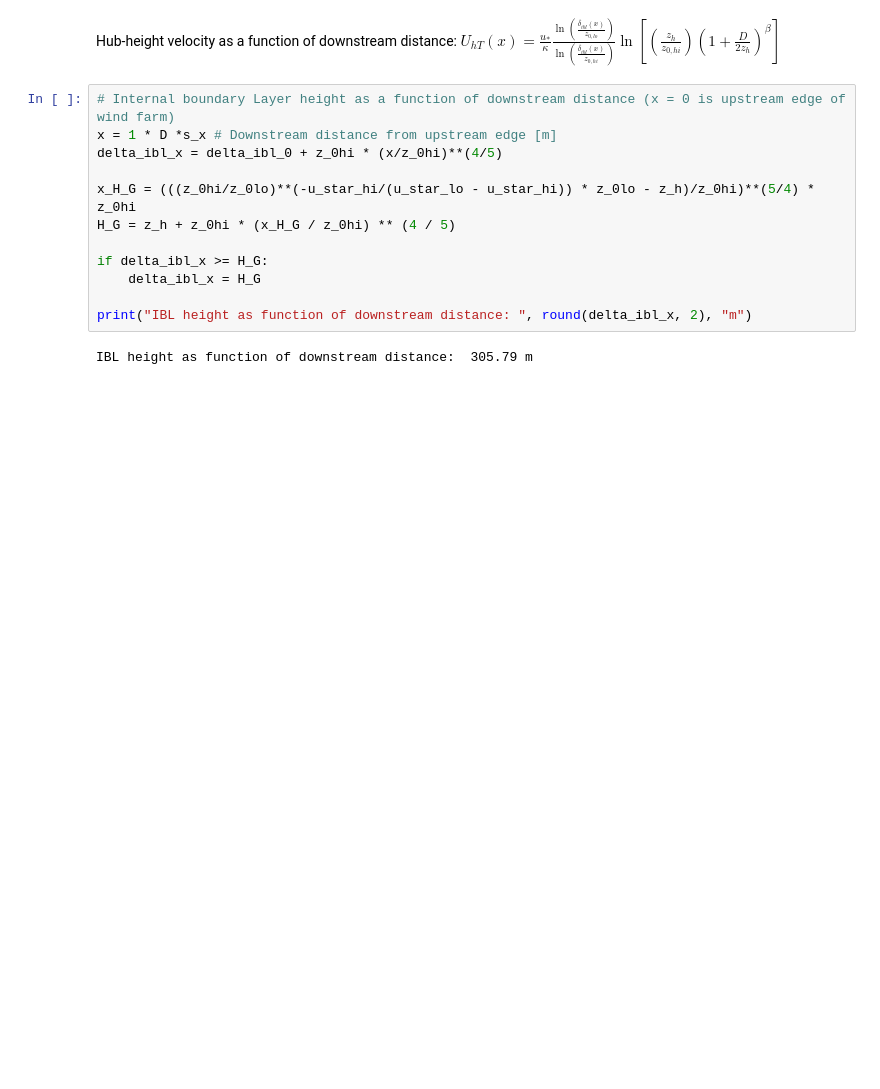
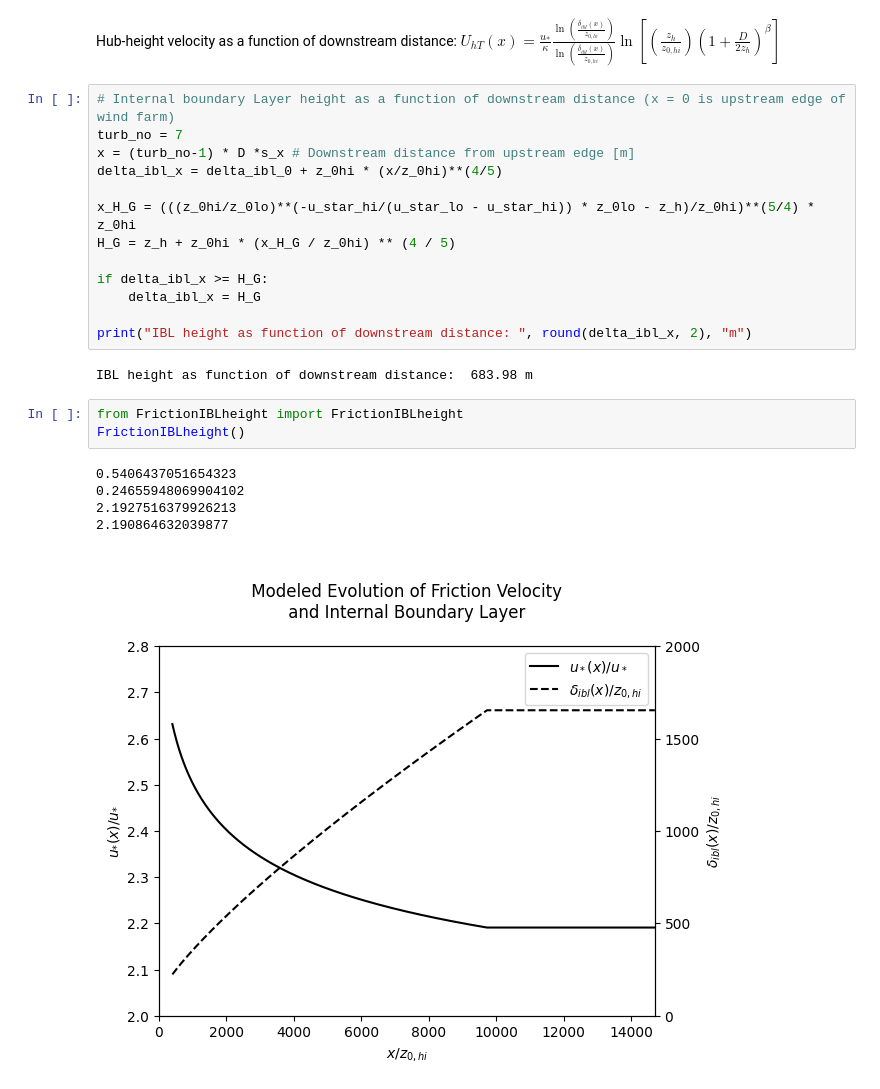
Before and after one commit to marcinsadowy/WTABL, a Jupyter notebook: WTABL.ipynb, the cells around one changed output. Cells and saved outputs as stored; diff of their text form; blank space fills up the shorter version.

```diff
--- a/WTABL.ipynb
+++ b/WTABL.ipynb
@@ -118,7 +118,8 @@ Friction velocity as function of downstream distance: $ u_*(x) = u_* \frac{\ln \
 Hub-height velocity as a function of downstream distance: $ U_{hT}(x) = \frac{u_*}{\kappa} \frac{\ln \left( \frac{\delta_{ibl}(x)}{z_{0,lo}} \right)}{\ln \left( \frac{\delta_{ibl}(x)}{z_{0,hi}} \right)} \ln \left[ \left( \frac{z_h}{z_{0,hi}} \right) \left( 1 + \frac{D}{2 z_h} \right)^{\beta} \right] $
 # %%
 # Internal boundary Layer height as a function of downstream distance (x = 0 is upstream edge of wind farm)
-x = 1 * D *s_x # Downstream distance from upstream edge [m]
+turb_no = 7
+x = (turb_no-1) * D *s_x # Downstream distance from upstream edge [m]
 delta_ibl_x = delta_ibl_0 + z_0hi * (x/z_0hi)**(4/5)
 
 x_H_G = (((z_0hi/z_0lo)**(-u_star_hi/(u_star_lo - u_star_hi)) * z_0lo - z_h)/z_0hi)**(5/4) * z_0hi
@@ -129,7 +130,16 @@ if delta_ibl_x >= H_G:
 
 print("IBL height as function of downstream distance: ", round(delta_ibl_x, 2), "m")
 # %% [output]
-IBL height as function of downstream distance:  305.79 m
+IBL height as function of downstream distance:  683.98 m
+# %%
+from FrictionIBLheight import FrictionIBLheight
+FrictionIBLheight()
+# %% [output]
+0.5406437051654323
+0.24655948069904102
+2.1927516379926213
+2.190864632039877
+[figure, added]
 # %%
 # Hub-height velocity as a function of downstream distance
 U_hT_x = (u_star_lo / k) * (np.log(delta_ibl_x / z_0lo) / np.log(delta_ibl_x / z_0hi)) * np.log((z_h / z_0hi) * (1 + D/(2 * z_h))**beta)
```
Also changed, not shown: parts of 6 cells of this notebook, 6 other files.
